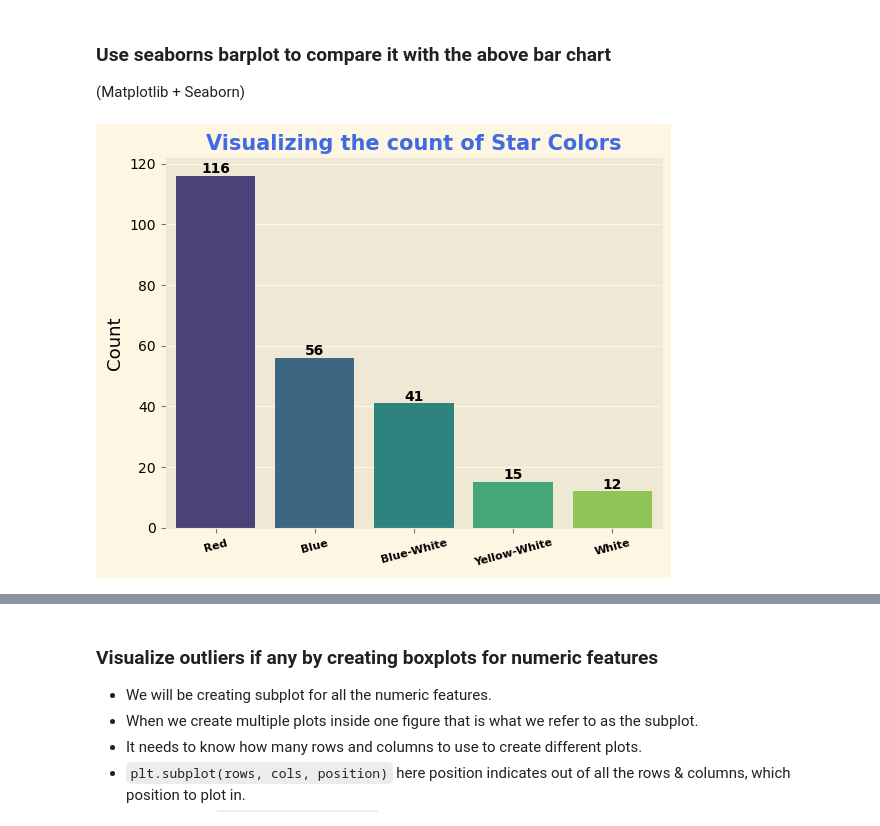
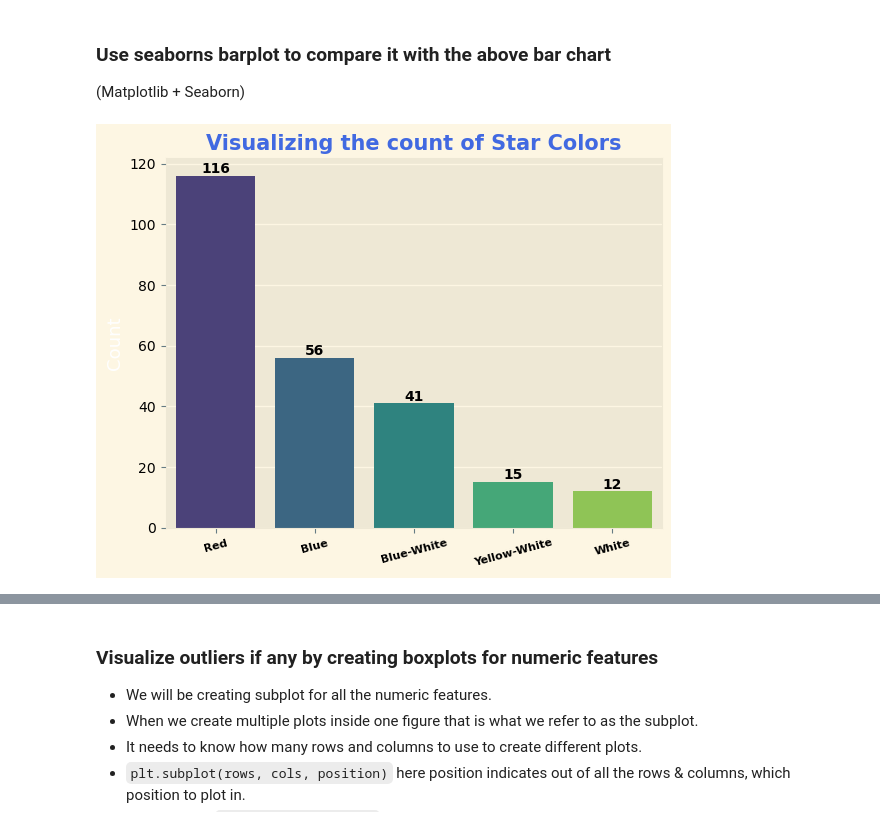
Before and after one commit to cieko/Astronomical_data_visualization, a Jupyter notebook: Astronomical_data_visualization.ipynb, the cells around one changed output, grey strips where cells are left out. Saved outputs shown, nothing was run; the diff lists cells and outputs as text; code cells hidden in the pictures.

```diff
--- a/Astronomical_data_visualization.ipynb
+++ b/Astronomical_data_visualization.ipynb
@@ -211,29 +211,29 @@ plt.show()
 # %%
 import matplotlib.pyplot as plt1
 
 # Visualizing the Star color data
 star_counts = star_df['Star color'].value_counts()
 ax = sns.barplot(x=star_counts.index,
                  y=star_counts.values,
                  hue=star_counts.index,
                  palette='viridis',
                  legend=False)
 
 plt1.style.use('Solarize_Light2')
 
 # Use ax.containers to get all bar containers
 for container in ax.containers:
     ax.bar_label(container, color='black', weight='bold')
 
 plt1.title('Visualizing the count of Star Colors', color='royalblue', fontsize=15, weight='bold')
 plt1.xticks(rotation=15, color='black', fontsize=8, weight='bold')
 plt1.xlabel('')
-plt1.ylabel('Count', color='black', fontsize=13)
+plt1.ylabel('Count', color='white', fontsize=13)
 plt1.yticks(color='black')
 plt1.savefig(base_dir + 'star_colors_viz.png')
 plt1.show()
 # %% [output]
-[figure, old version]
+[figure, new version]
 # %%
 plt.style.available
 # %% [output]
```
Also changed, not shown: parts of 23 cells of this notebook, 6 other files.
